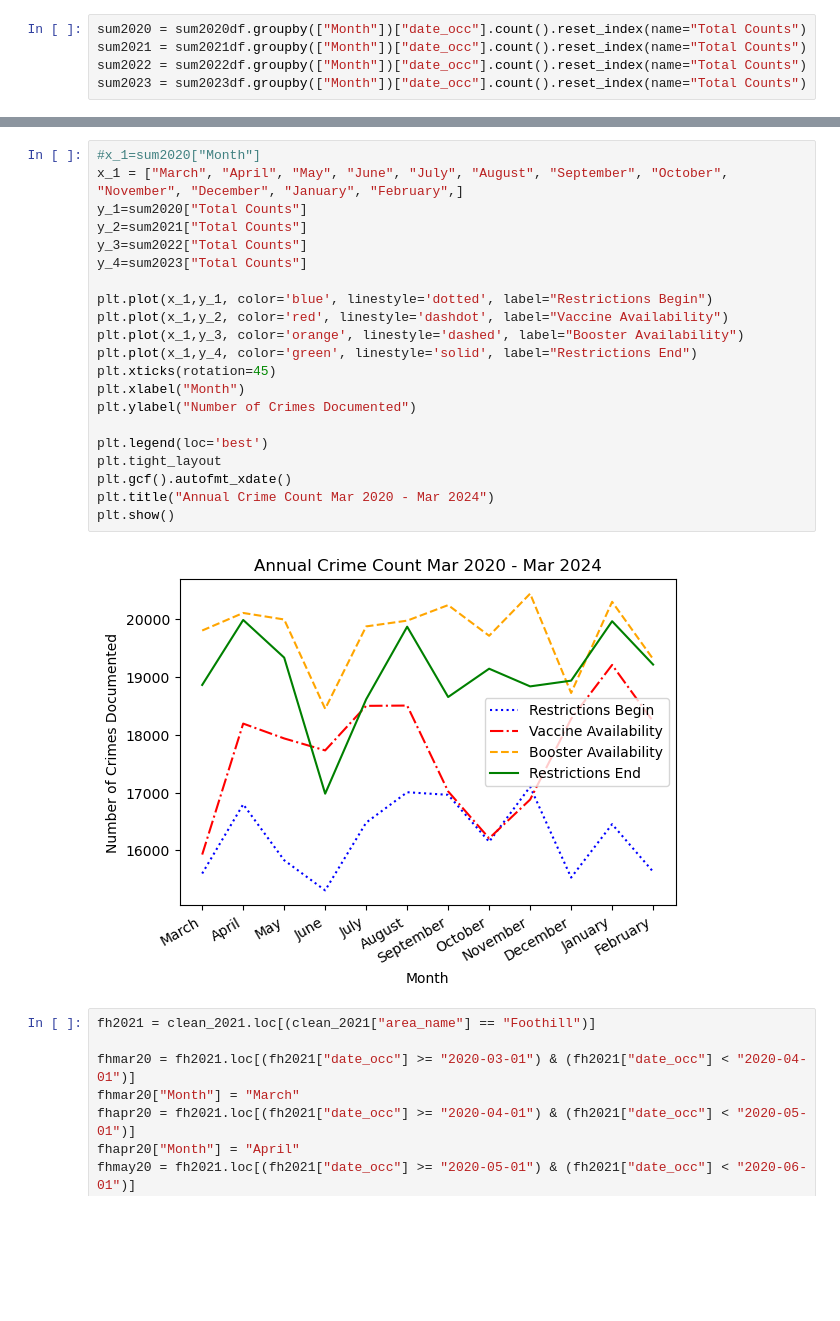
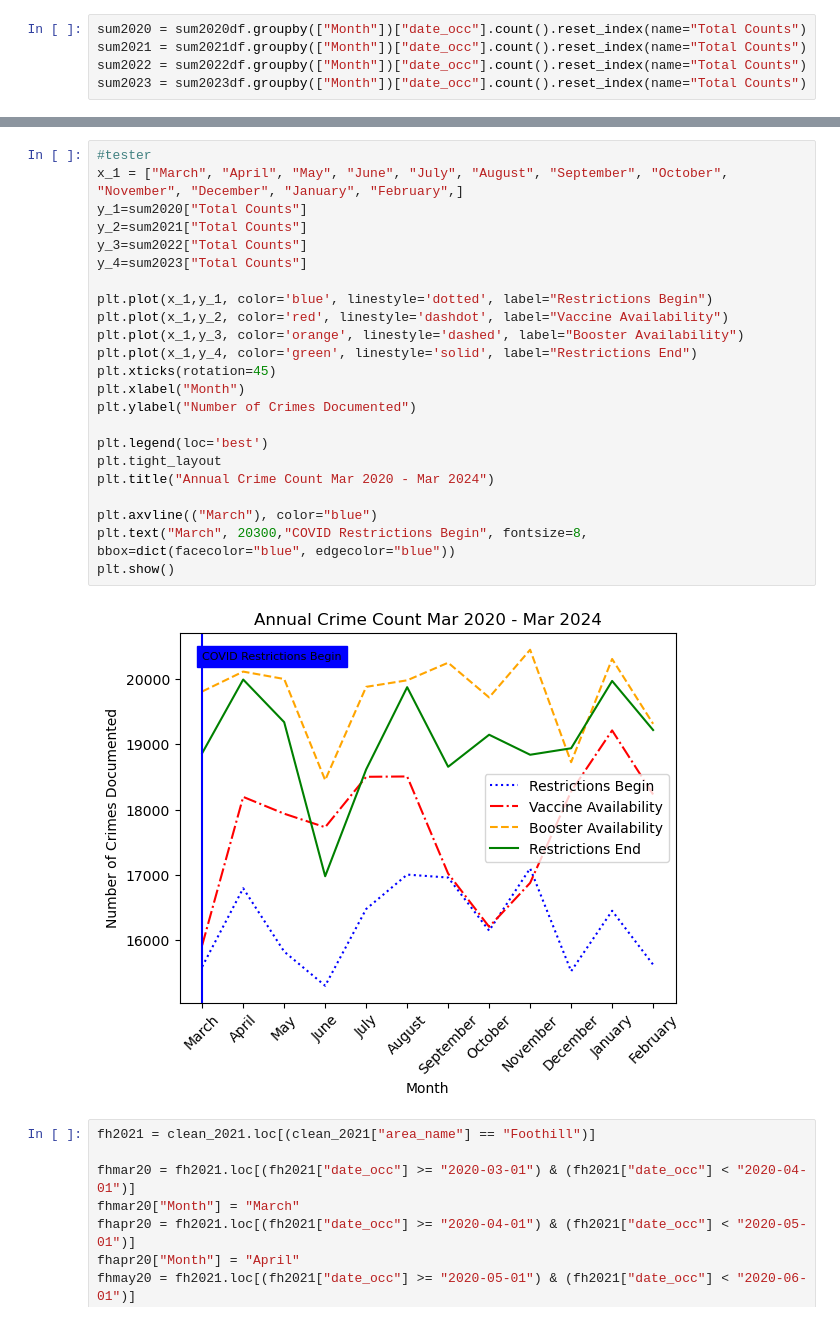
Before and after one commit to wiseorcool/Project-1-Team-4, a Jupyter notebook: 14042024_P1 YS/Project-1-Team-4-Brendan-s-Branch/April 10th Initial Graphs/Working_Refined_ish.ipynb, the cells around one changed output, grey strips where cells are left out. Saved outputs shown, nothing was run; the diff lists cells and outputs as text; blank space fills up the shorter version.

```diff
--- a/14042024_P1 YS/Project-1-Team-4-Brendan-s-Branch/April 10th Initial Graphs/Working_Refined_ish.ipynb
+++ b/14042024_P1 YS/Project-1-Team-4-Brendan-s-Branch/April 10th Initial Graphs/Working_Refined_ish.ipynb
@@ -892,26 +921,28 @@ sum2023 = sum2023df.groupby(["Month"])["date_occ"].count().reset_index(name="Tot
 # %%
-#x_1=sum2020["Month"]
+#tester
 x_1 = ["March", "April", "May", "June", "July", "August", "September", "October", "November", "December", "January", "February",]
 y_1=sum2020["Total Counts"]
 y_2=sum2021["Total Counts"]
 y_3=sum2022["Total Counts"]
 y_4=sum2023["Total Counts"]
 
 plt.plot(x_1,y_1, color='blue', linestyle='dotted', label="Restrictions Begin")
 plt.plot(x_1,y_2, color='red', linestyle='dashdot', label="Vaccine Availability")
 plt.plot(x_1,y_3, color='orange', linestyle='dashed', label="Booster Availability")
 plt.plot(x_1,y_4, color='green', linestyle='solid', label="Restrictions End")
 plt.xticks(rotation=45)
 plt.xlabel("Month")
 plt.ylabel("Number of Crimes Documented")
 
 plt.legend(loc='best')
 plt.tight_layout
-plt.gcf().autofmt_xdate()
 plt.title("Annual Crime Count Mar 2020 - Mar 2024")
+
+plt.axvline(("March"), color="blue")
+plt.text("March", 20300,"COVID Restrictions Begin", fontsize=8, bbox=dict(facecolor="blue", edgecolor="blue"))
 plt.show()
 # %% [output]
-[figure, old version]
+[figure, new version]
 # %%
 fh2021 = clean_2021.loc[(clean_2021["area_name"] == "Foothill")]
 
```
Also changed, not shown: parts of 10 cells of this notebook, 8 other files.
